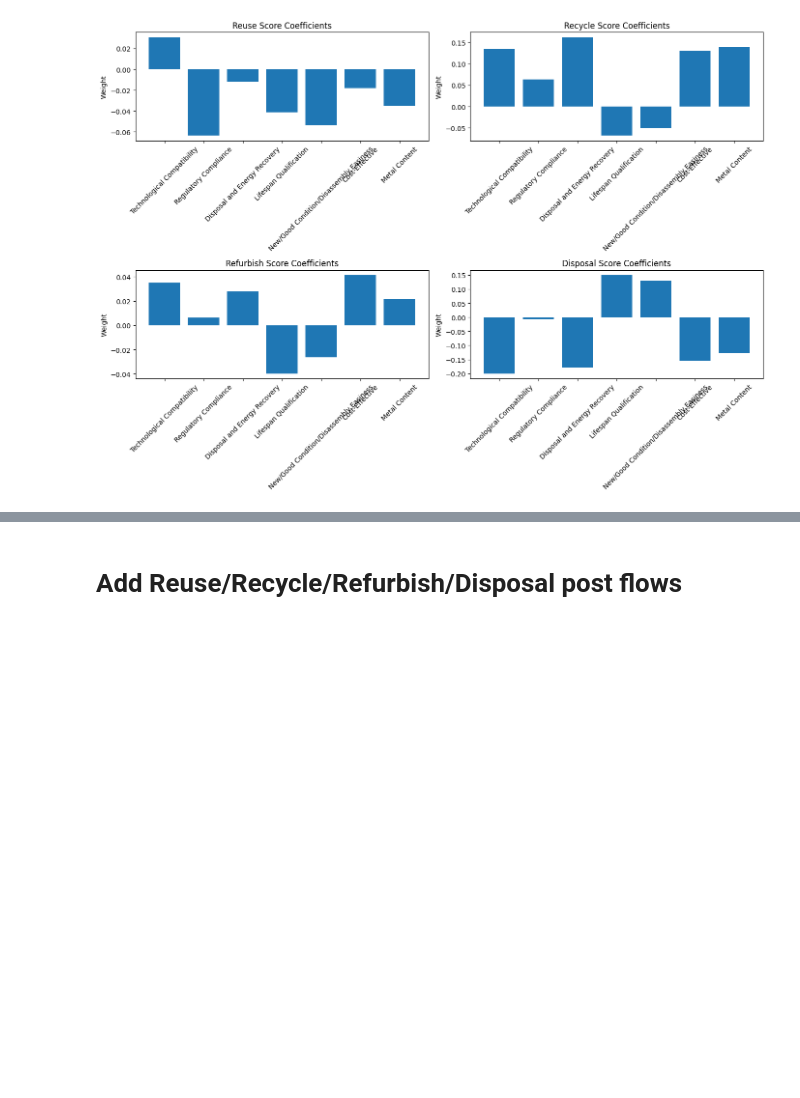
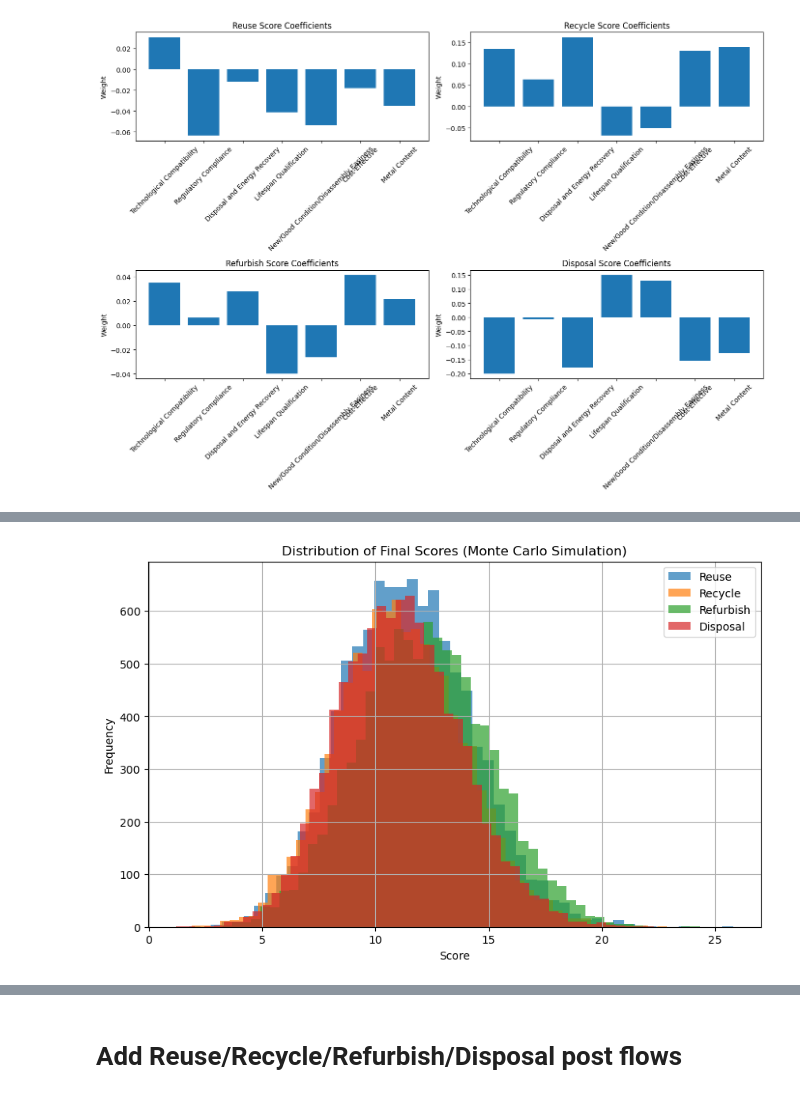
Before and after one commit to shuyanxiong/Integrated_Framework_Stock_Estimation, a Jupyter notebook: CCP.ipynb, the cells around one changed output, grey strips where cells are left out. Saved outputs shown, nothing was run; the diff lists cells and outputs as text; code cells hidden in the pictures; blank space fills up the shorter version.

```diff
--- a/CCP.ipynb
+++ b/CCP.ipynb
@@ -497,0 +558,81 @@ plt.show()
+# %%
+import pandas as pd
+import numpy as np
+import matplotlib.pyplot as plt
+
+criteria = ['Technology', 'Regulatory', 'Disposal', 'Lifespan', 'Disassembly', 'Cost-Effectiveness', 'Metal Content']
+
+# Step 2: Assume Compatibility = 1 for all criteria (can be customized)
+criteria_scores = np.ones(len(criteria))  # [1,1,1,1,1,1,1]
+
+# Step 3: Setup
+n_simulations = 10000
+reuse_scores = []
+recycle_scores = []
+refurbish_scores = []
+disposal_scores = []
+
+# Step 4: Monte Carlo sampling
+for _ in range(n_simulations):
+    reuse_sum = 0
+    recycle_sum = 0
+    refurbish_sum = 0
+    disposal_sum = 0
+
+    for idx in range(len(criteria)):
+        # Sample weights
+        reuse_weight = np.random.normal(summary.loc[idx, 'Reuse_avg'], summary.loc[idx, 'Reuse_std'])
+        recycle_weight = np.random.normal(summary.loc[idx, 'Recycle_avg'], summary.loc[idx, 'Recycle_std'])
+        refurbish_weight = np.random.normal(summary.loc[idx, 'Refurbish_avg'], summary.loc[idx, 'Refurbish_std'])
+        disposal_weight = np.random.normal(summary.loc[idx, 'Disposal_avg'], summary.loc[idx, 'Disposal_std'])
+
+        # Optional: Clip negative values to 0
+        reuse_weight = max(reuse_weight, 0)
+        recycle_weight = max(recycle_weight, 0)
+        refurbish_weight = max(refurbish_weight, 0)
+        disposal_weight = max(disposal_weight, 0)
+
+        # Sum scores
+        reuse_sum += reuse_weight * criteria_scores [idx]
+        recycle_sum += recycle_weight * criteria_scores [idx]
+        refurbish_sum += refurbish_weight * criteria_scores [idx]
+        disposal_sum += disposal_weight * criteria_scores [idx]
+
+    reuse_scores.append(reuse_sum)
+    recycle_scores.append(recycle_sum)
+    refurbish_scores.append(refurbish_sum)
+    disposal_scores.append(disposal_sum)
+
+# Step 5: Calculate results
+reuse_scores = np.array(reuse_scores)
+recycle_scores = np.array(recycle_scores)
+refurbish_scores = np.array(refurbish_scores)
+disposal_scores = np.array(disposal_scores)
+
+results = {
+    'Reuse Mean': np.mean(reuse_scores),
+    'Reuse Std': np.std(reuse_scores),
+    'Recycle Mean': np.mean(recycle_scores),
+    'Recycle Std': np.std(recycle_scores),
+    'Refurbish Mean': np.mean(refurbish_scores),
+    'Refurbish Std': np.std(refurbish_scores),
+    'Disposal Mean': np.mean(disposal_scores),
+    'Disposal Std': np.std(disposal_scores)
+}
+
+results_df = pd.DataFrame([results])
+print(results_df)
+
+# Step 6: Optional plotting
+plt.figure(figsize=(10, 6))
+plt.hist(reuse_scores, bins=50, alpha=0.7, label='Reuse')
+plt.hist(recycle_scores, bins=50, alpha=0.7, label='Recycle')
+plt.hist(refurbish_scores, bins=50, alpha=0.7, label='Refurbish')
+plt.hist(disposal_scores, bins=50, alpha=0.7, label='Disposal')
+plt.legend()
+plt.xlabel('Score')
+plt.ylabel('Frequency')
+plt.title('Distribution of Final Scores (Monte Carlo Simulation)')
+plt.grid(True)
+plt.show()
+# %% [output]
@@ -497,0 +644 @@ plt.show()
+[figure, added]
```
Also changed, not shown: parts of 15 cells of this notebook, 1 other file.
